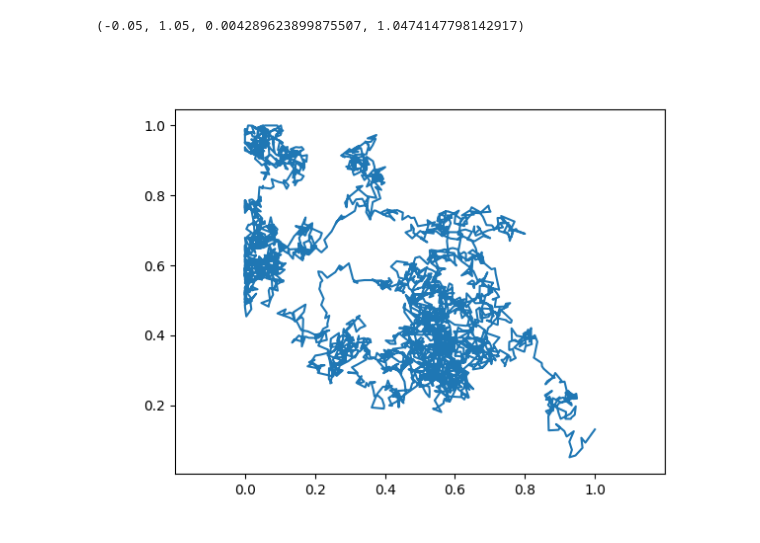
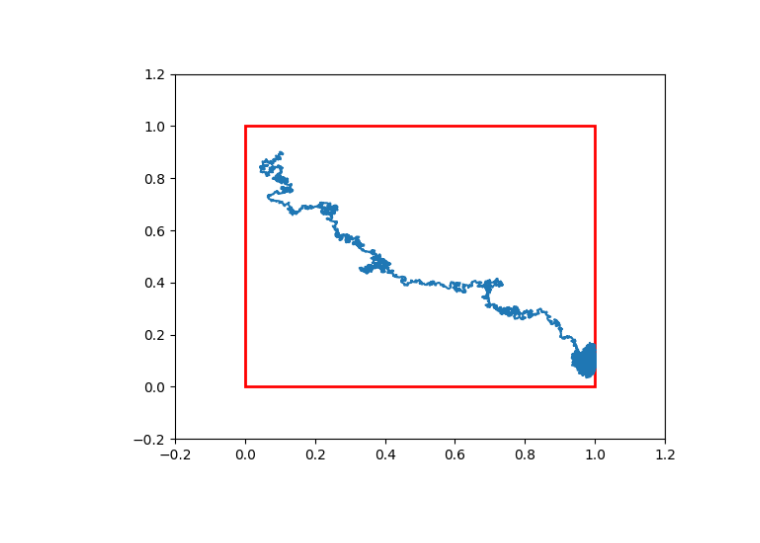
Before and after one commit to CarlosContrerasQ12/TesisMaestria, a Jupyter notebook: Tesis/code/DGMyPINNs.ipynb, the cells around one changed output. Saved outputs shown, nothing was run; the diff lists cells and outputs as text; code cells hidden in the pictures.

```diff
--- a/Tesis/code/DGMyPINNs.ipynb
+++ b/Tesis/code/DGMyPINNs.ipynb
@@ -269,12 +273,21 @@ def simular_trayectoria(pde,X0,dt):
-# %%
-x,y=simular_trayectoria(pde,[0.1,0.9],0.0001)
-figpla = plt.figure()
-axpla = figpla.add_subplot(111)
-axpla.plot(x,y)
-axpla.axis('equal')
-# %% [output]
-(-0.05, 1.05, 0.004289623899875507, 1.0474147798142917)
-[figure, removed]
+# %%
+dt=0.0001
+Tf=1.0
+X0=[0.1,0.9]
+lam=pde.lambd
+nu=pde.nu
+X=simular_trayectoria(control_posible,dt,Tf,X0,lam,nu,True)
+plt.figure()
+plt.cla()
+plt.plot(X[:,0],X[:,1])
+rect = patches.Rectangle((0, 0), 1, 1, linewidth=2, edgecolor='r', facecolor='none')
+plt.gca().add_patch(rect)
+plt.xlim((-0.2,1.2))
+plt.ylim((-0.2,1.2))
+plt.show()
+plt.grid()
+# %% [output]
+[figure, added]
 # %%
 
 fig = plt.figure()
```
Also changed, not shown: parts of 6 cells of this notebook, 11 other files.
